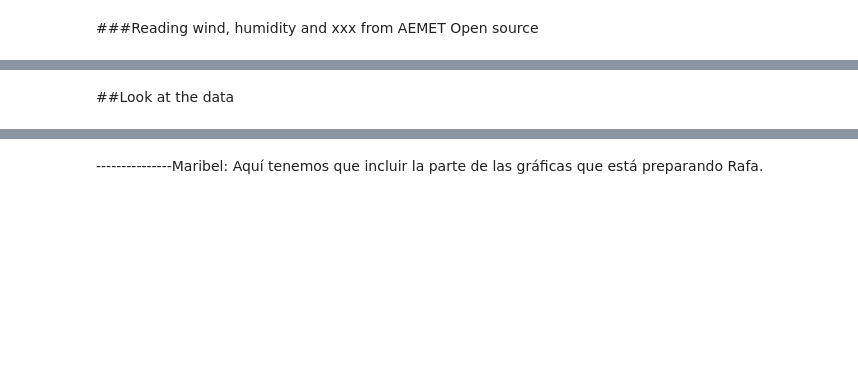
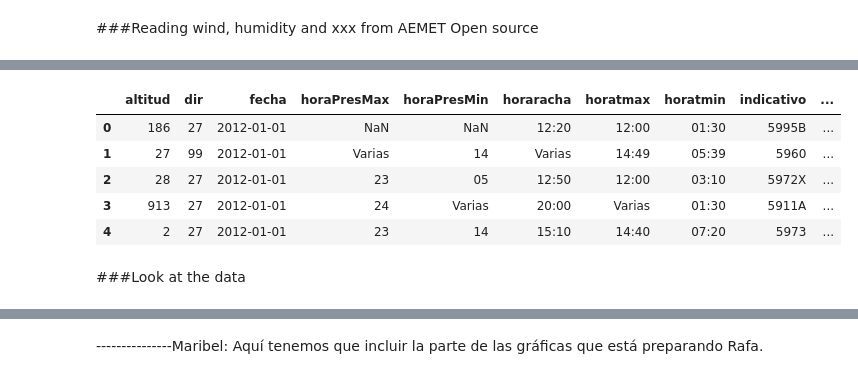
Before and after one commit to MaribelLuque/SaturdaysAI, a Jupyter notebook: Borrador_Proyecto_incendios.ipynb, the cells around one changed output, grey strips where cells are left out. Drawn from its saved outputs; the diff is of its cells as text; code cells hidden in the pictures; blank space fills up the shorter version.

```diff
--- a/Borrador_Proyecto_incendios.ipynb
+++ b/Borrador_Proyecto_incendios.ipynb
@@ -352,5 +414,14 @@ df_LST
+# %%
+df_climaCADIZ.head()
+# %% [output]
+|  | altitud | dir | fecha | horaPresMax | horaPresMin | horaracha | horatmax | horatmin | indicativo | ... |
+| 0 | 186 | 27 | 2012-01-01 | NaN | NaN | 12:20 | 12:00 | 01:30 | 5995B | ... |
+| 1 | 27 | 99 | 2012-01-01 | Varias | 14 | Varias | 14:49 | 05:39 | 5960 | ... |
+| 2 | 28 | 27 | 2012-01-01 | 23 | 05 | 12:50 | 12:00 | 03:10 | 5972X | ... |
+| 3 | 913 | 27 | 2012-01-01 | 24 | Varias | 20:00 | Varias | 01:30 | 5911A | ... |
+| 4 | 2 | 27 | 2012-01-01 | 23 | 14 | 15:10 | 14:40 | 07:20 | 5973 | ... |
 # %% [markdown]
-##Look at the data
+###Look at the data
 # %%
 #Definimos la función "display all" que nos va a servir después para ver los datos.
 
```
Also changed, not shown: parts of 33 cells of this notebook.
